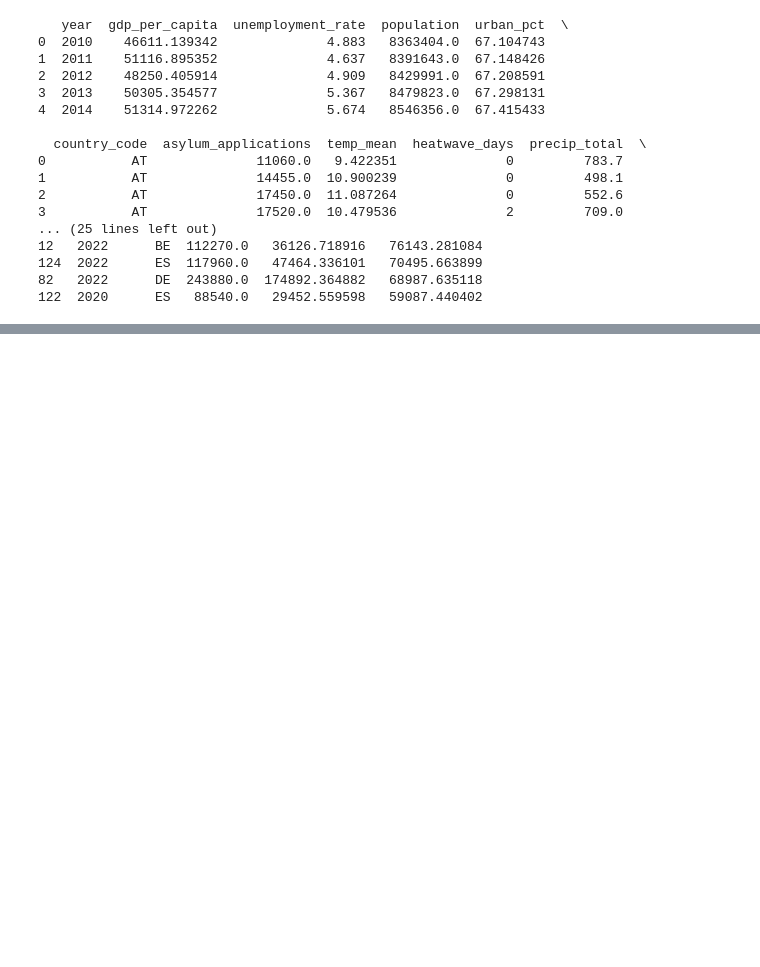
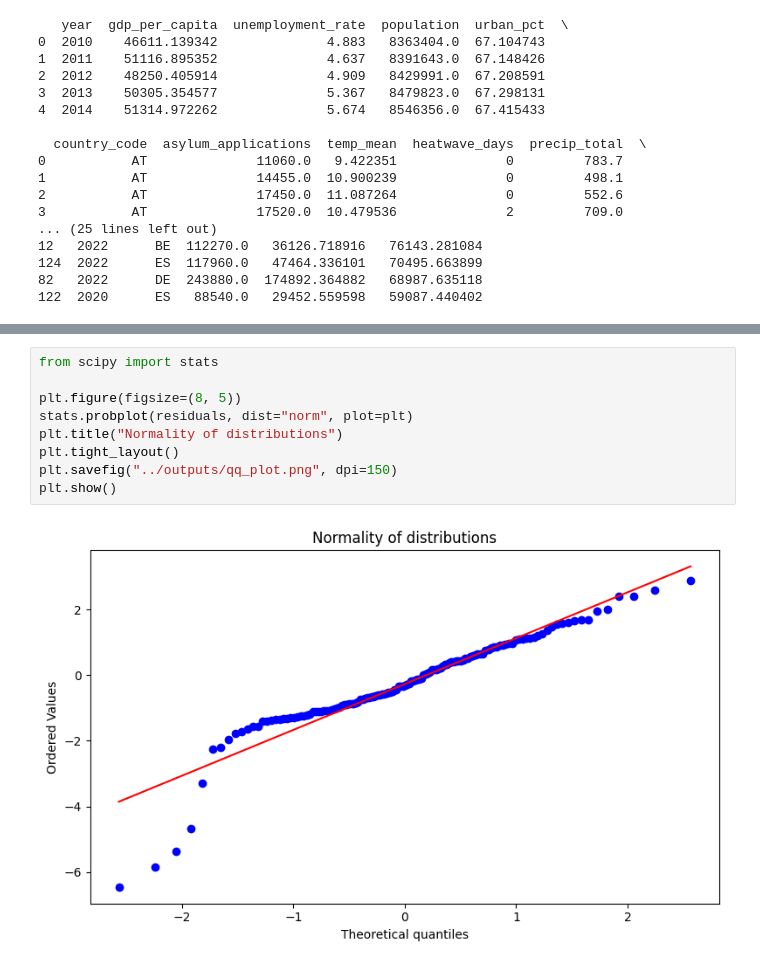
Before and after one commit to Oliver-Beaulieu/TERRA-repo, a Jupyter notebook: ml-src/04_model_1.ipynb, the cells around one changed output, grey strips where cells are left out. Cells and saved outputs as stored; diff of their text form; blank space fills up the shorter version.

```diff
--- a/ml-src/04_model_1.ipynb
+++ b/ml-src/04_model_1.ipynb
@@ -121,0 +138,11 @@ print(results.sort_values("error", key=abs, ascending=False).head(15))
+# %%
+from scipy import stats
+
+plt.figure(figsize=(8, 5))
+stats.probplot(residuals, dist="norm", plot=plt)
+plt.title("Normality of distributions")
+plt.tight_layout()
+plt.savefig("../outputs/qq_plot.png", dpi=150)
+plt.show()
+# %% [output]
+[figure, added]
```
Also changed, not shown: parts of 3 cells of this notebook, 2 other files.
